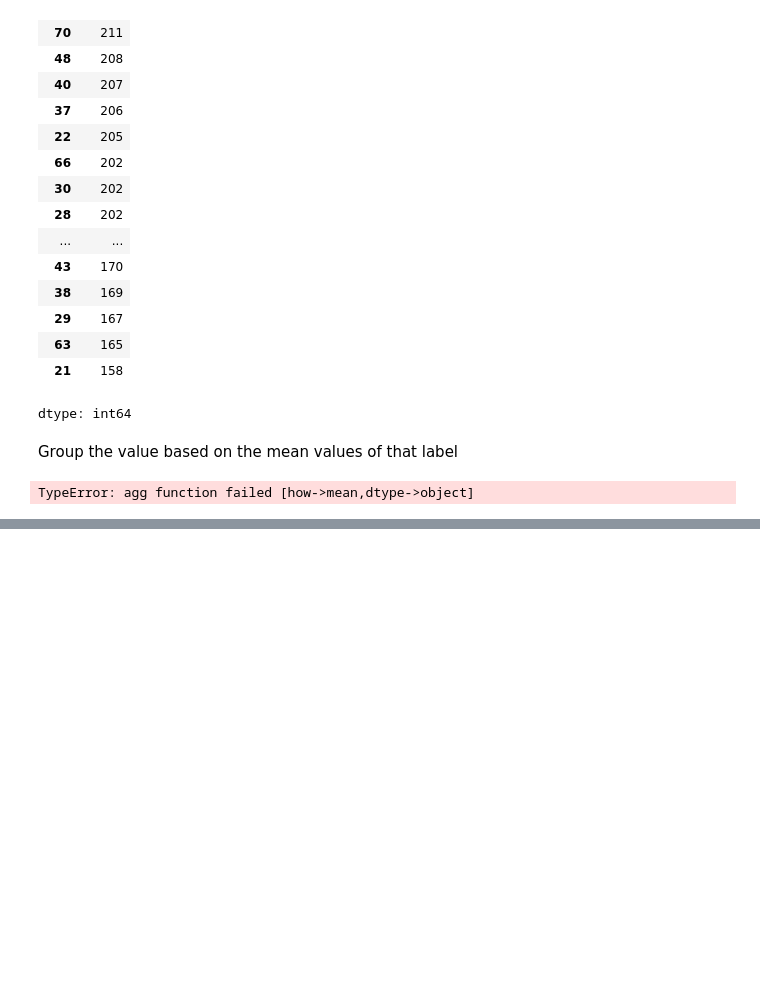
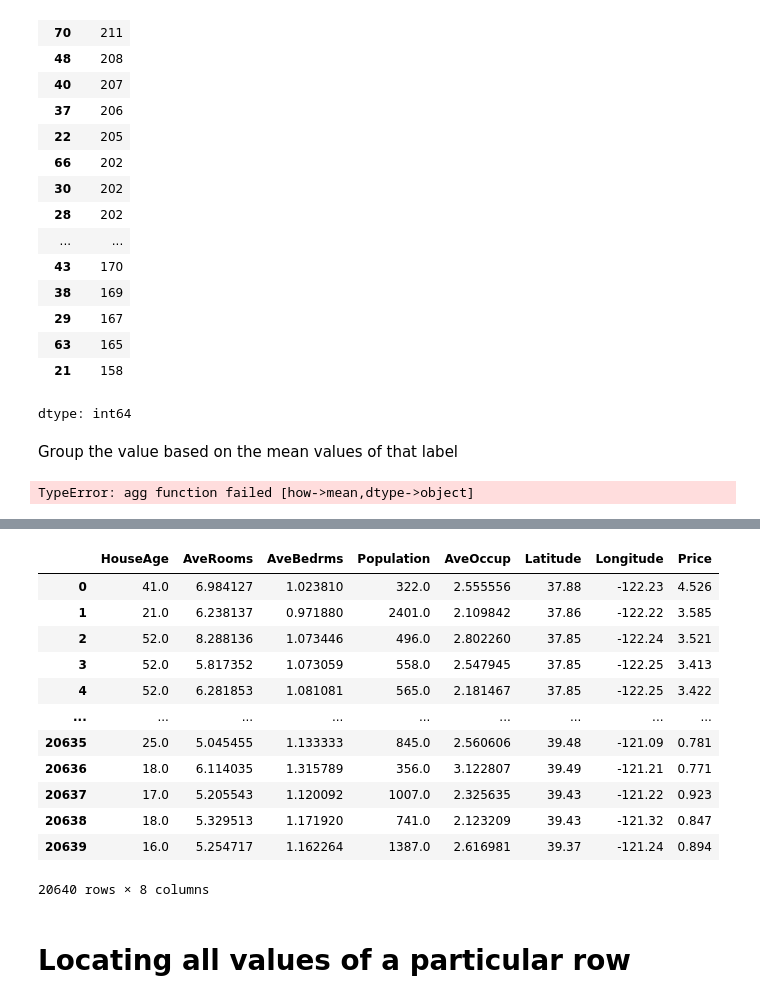
Before and after one commit to ashutoshgithubs/Machine-Learning, a Jupyter notebook: Panda.ipynb, the cells around one changed output, grey strips where cells are left out. Saved outputs shown, nothing was run; the diff lists cells and outputs as text; code cells hidden in the pictures; blank space fills up the shorter version.

```diff
--- a/Panda.ipynb
+++ b/Panda.ipynb
@@ -179,0 +287,19 @@ TypeError: agg function failed [how->mean,dtype->object]
+# %%
+# Removing a col
+california_df.drop("MedInc",axis=1)
+# %% [output]
+|  | HouseAge | AveRooms | AveBedrms | Population | AveOccup | Latitude | Longitude | Price |
+| 0 | 41.0 | 6.984127 | 1.023810 | 322.0 | 2.555556 | 37.88 | -122.23 | 4.526 |
+| 1 | 21.0 | 6.238137 | 0.971880 | 2401.0 | 2.109842 | 37.86 | -122.22 | 3.585 |
+| 2 | 52.0 | 8.288136 | 1.073446 | 496.0 | 2.802260 | 37.85 | -122.24 | 3.521 |
+| 3 | 52.0 | 5.817352 | 1.073059 | 558.0 | 2.547945 | 37.85 | -122.25 | 3.413 |
+| 4 | 52.0 | 6.281853 | 1.081081 | 565.0 | 2.181467 | 37.85 | -122.25 | 3.422 |
+| ... | ... | ... | ... | ... | ... | ... | ... | ... |
+| 20635 | 25.0 | 5.045455 | 1.133333 | 845.0 | 2.560606 | 39.48 | -121.09 | 0.781 |
+| 20636 | 18.0 | 6.114035 | 1.315789 | 356.0 | 3.122807 | 39.49 | -121.21 | 0.771 |
+| 20637 | 17.0 | 5.205543 | 1.120092 | 1007.0 | 2.325635 | 39.43 | -121.22 | 0.923 |
+| 20638 | 18.0 | 5.329513 | 1.171920 | 741.0 | 2.123209 | 39.43 | -121.32 | 0.847 |
+| 20639 | 16.0 | 5.254717 | 1.162264 | 1387.0 | 2.616981 | 39.37 | -121.24 | 0.894 |
+20640 rows × 8 columns
+# %% [markdown]
+# Locating all values of a particular row
```
Also changed, not shown: parts of 22 cells of this notebook.
